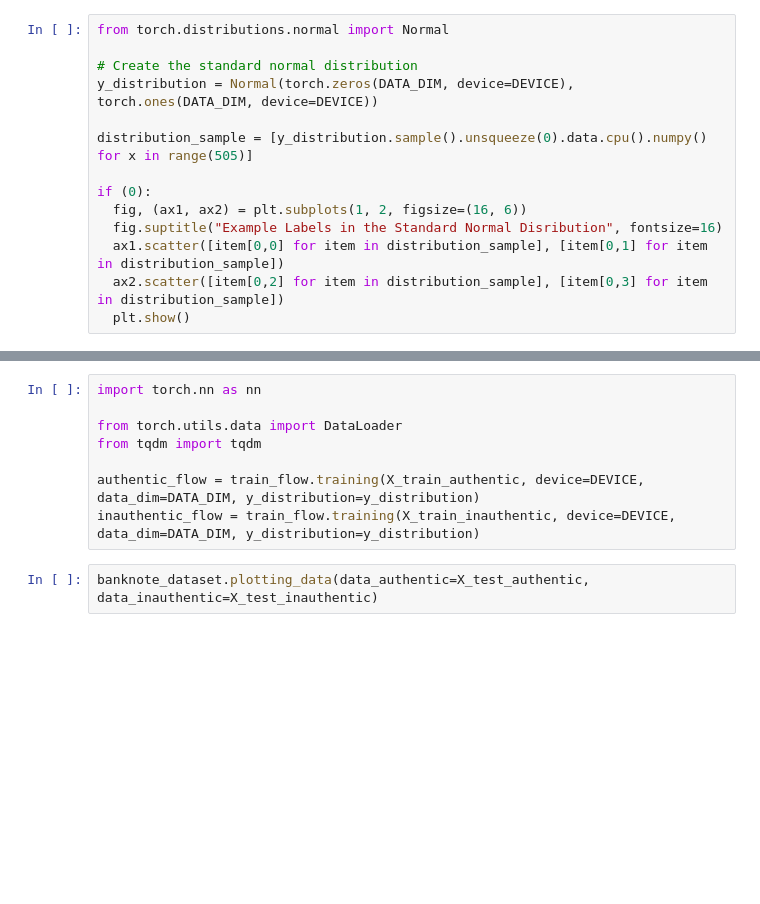
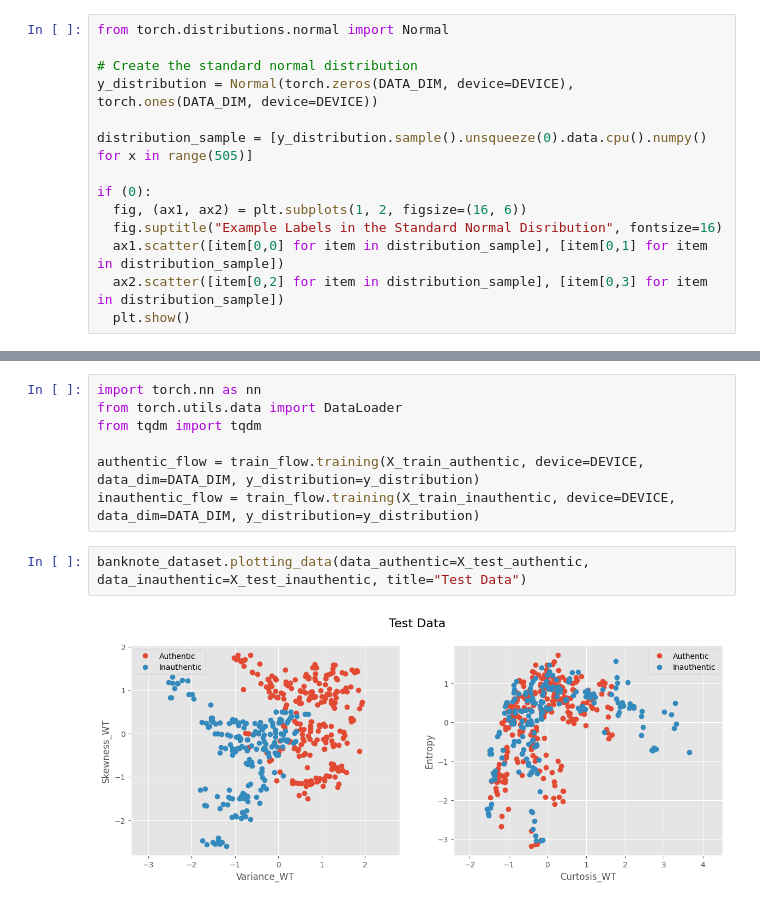
Before and after one commit to aai-institute/USFlows, a Jupyter notebook: examples/BankNoteDatasetExample.ipynb, the cells around one changed output, grey strips where cells are left out. Saved outputs shown, nothing was run; the diff lists cells and outputs as text; blank space fills up the shorter version.

```diff
--- a/examples/BankNoteDatasetExample.ipynb
+++ b/examples/BankNoteDatasetExample.ipynb
@@ -55,13 +87,14 @@ if (0):
 # %%
 import torch.nn as nn
-
 from torch.utils.data import DataLoader
 from tqdm import tqdm
 
 authentic_flow = train_flow.training(X_train_authentic, device=DEVICE, data_dim=DATA_DIM, y_distribution=y_distribution)
 inauthentic_flow = train_flow.training(X_train_inauthentic, device=DEVICE, data_dim=DATA_DIM, y_distribution=y_distribution)
 # %%
-banknote_dataset.plotting_data(data_authentic=X_test_authentic, data_inauthentic=X_test_inauthentic)
+banknote_dataset.plotting_data(data_authentic=X_test_authentic, data_inauthentic=X_test_inauthentic, title="Test Data")
+# %% [output]
+[figure, added]
 # %%
 res_auth, jac_auth = authentic_flow.forward(torch.tensor(np.float32(X_test_authentic), device=DEVICE))
 res_auth = res_auth.data.cpu().numpy()
```
Also changed, not shown: parts of 14 cells of this notebook, 3 other files.
